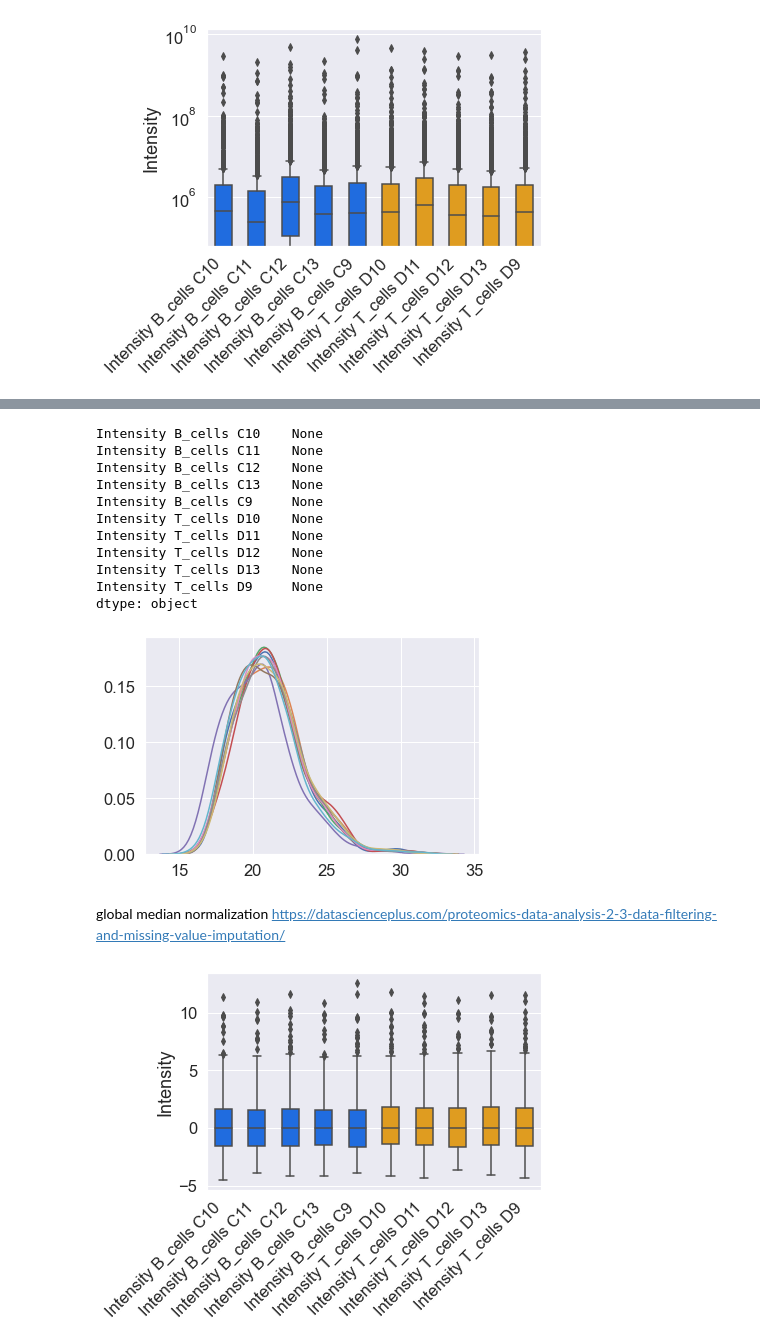
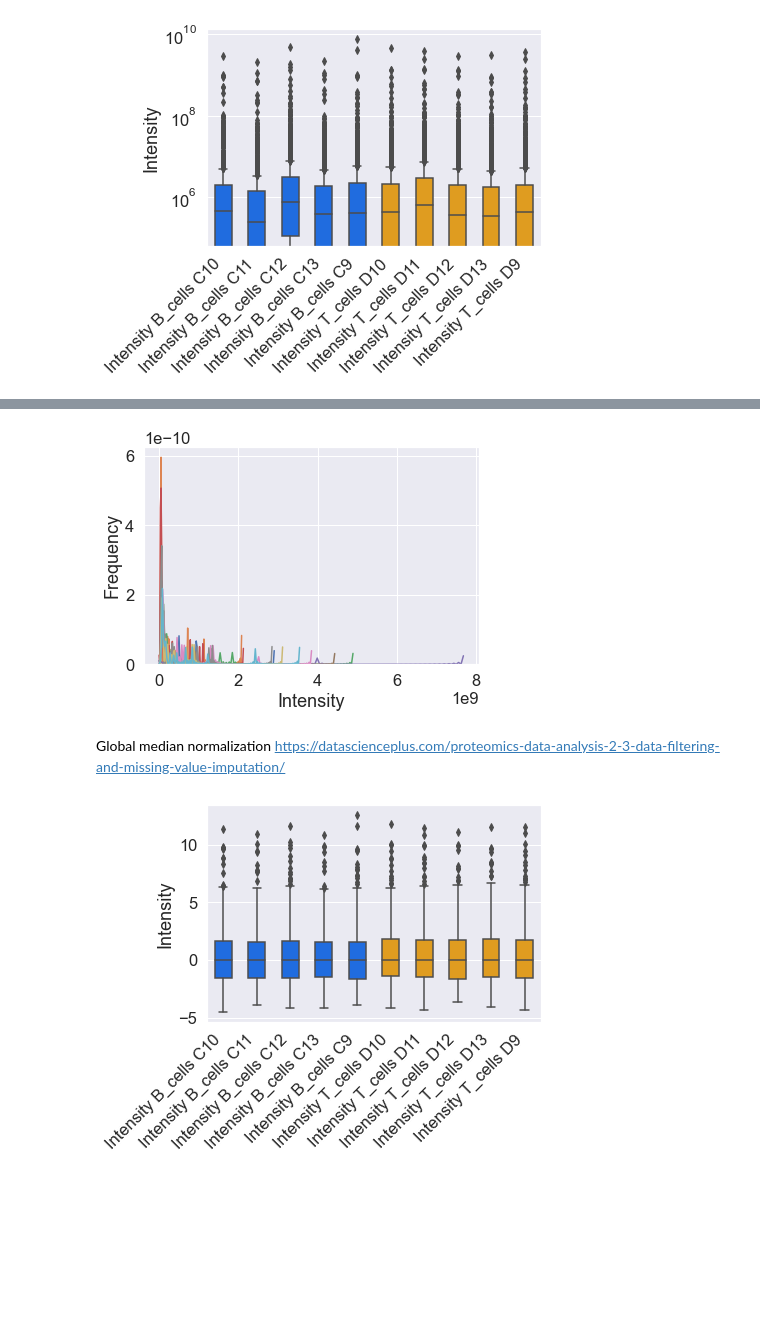
Before and after one commit to PayneLab/Lymphocytes1, a Jupyter notebook: Normalization.ipynb, the cells around one changed output, grey strips where cells are left out. Cells and saved outputs as stored; diff of their text form; code cells hidden in the pictures; blank space fills up the shorter version.

```diff
--- a/Normalization.ipynb
+++ b/Normalization.ipynb
@@ -114,20 +22,15 @@ plt.show()
-# %%
-data_sl.apply(dist)
-# %% [output]
-Intensity B_cells C10    None
-Intensity B_cells C11    None
-Intensity B_cells C12    None
-Intensity B_cells C13    None
-Intensity B_cells C9     None
-Intensity T_cells D10    None
-Intensity T_cells D11    None
-Intensity T_cells D12    None
-Intensity T_cells D13    None
-Intensity T_cells D9     None
-dtype: object
-[figure, removed]
+# %%
+def dist(ser):
+    f=sns.distplot(ser, hist=False)
+    f.set_xlabel("Intensity")
+    f.set_ylabel("Frequency")
+
+data_raw.apply(dist)
+plt.show()
+# %% [output]
+[figure, added]
 # %% [markdown]
-global median normalization
+Global median normalization
 https://datascienceplus.com/proteomics-data-analysis-2-3-data-filtering-and-missing-value-imputation/
 # %%
 from numpy import nan
```
Also changed, not shown: parts of 11 cells of this notebook, 1 other file.
